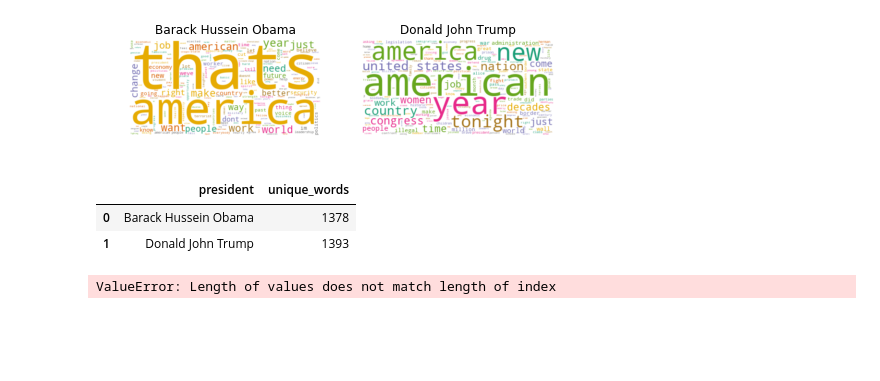
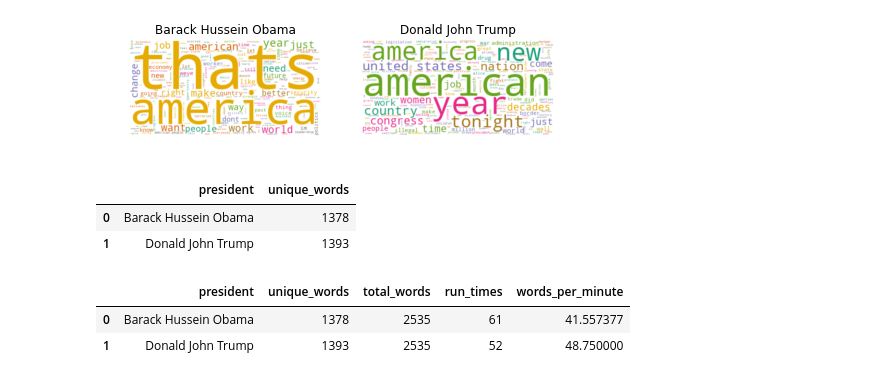
Before and after one commit to grem848/PythonExamProject2019, a Jupyter notebook: Data Analysis.ipynb, the cells around one changed output. Saved outputs shown, nothing was run; the diff lists cells and outputs as text; code cells hidden in the pictures; blank space fills up the shorter version.

```diff
--- a/Data Analysis.ipynb
+++ b/Data Analysis.ipynb
@@ -176,22 +176,24 @@ data_unique_sort
 # %%
 # Calculate the words per minute of each president
 
 # Find the total number of words that a president uses
 total_list = []
 for president in data.columns:
     totals = sum(data[comedian])
     total_list.append(totals)
 
 # Comedy special run times from IMDB, in minutes
-run_times = [60, 59]
+run_times = [61, 52]
 
 # Let's add some columns to our dataframe
 data_words['total_words'] = total_list
 data_words['run_times'] = run_times
 data_words['words_per_minute'] = data_words['total_words'] / data_words['run_times']
 
 # Sort the dataframe by words per minute to see who talks the slowest and fastest
 data_wpm_sort = data_words.sort_values(by='words_per_minute')
 data_wpm_sort
 # %% [output]
-ValueError: Length of values does not match length of index
+|  | president | unique_words | total_words | run_times | words_per_minute |
+| 0 | Barack Hussein Obama | 1378 | 2535 | 61 | 41.557377 |
+| 1 | Donald John Trump | 1393 | 2535 | 52 | 48.750000 |
```
